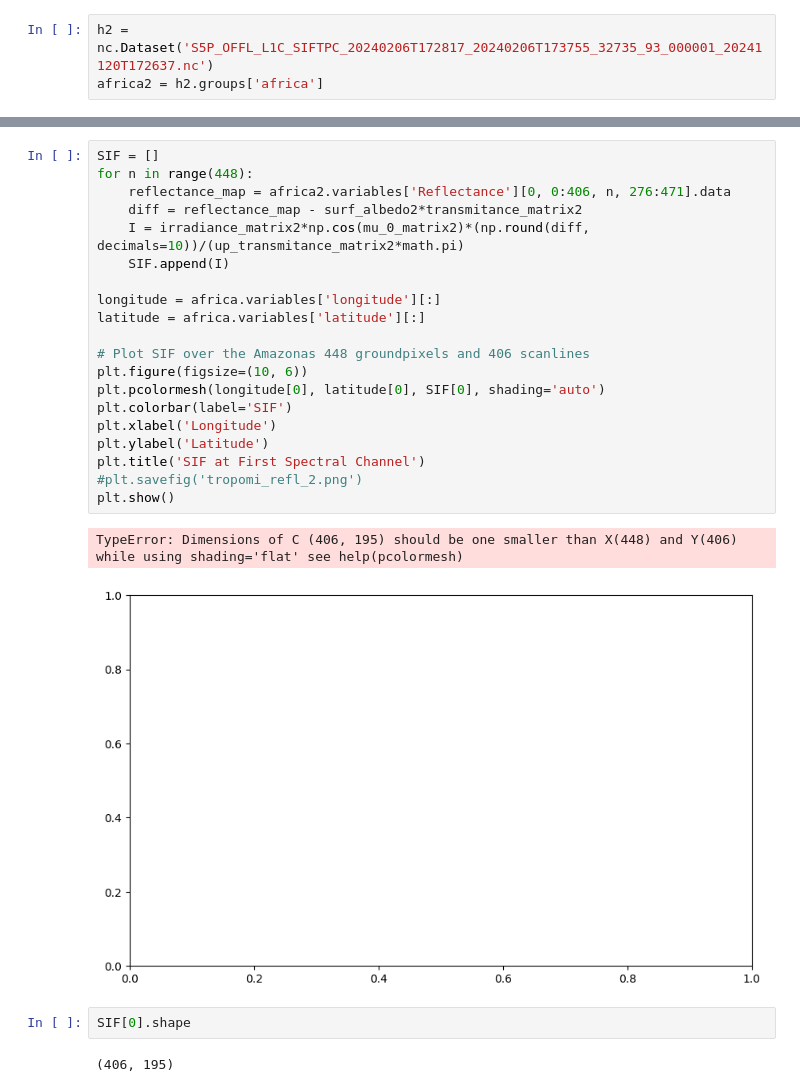
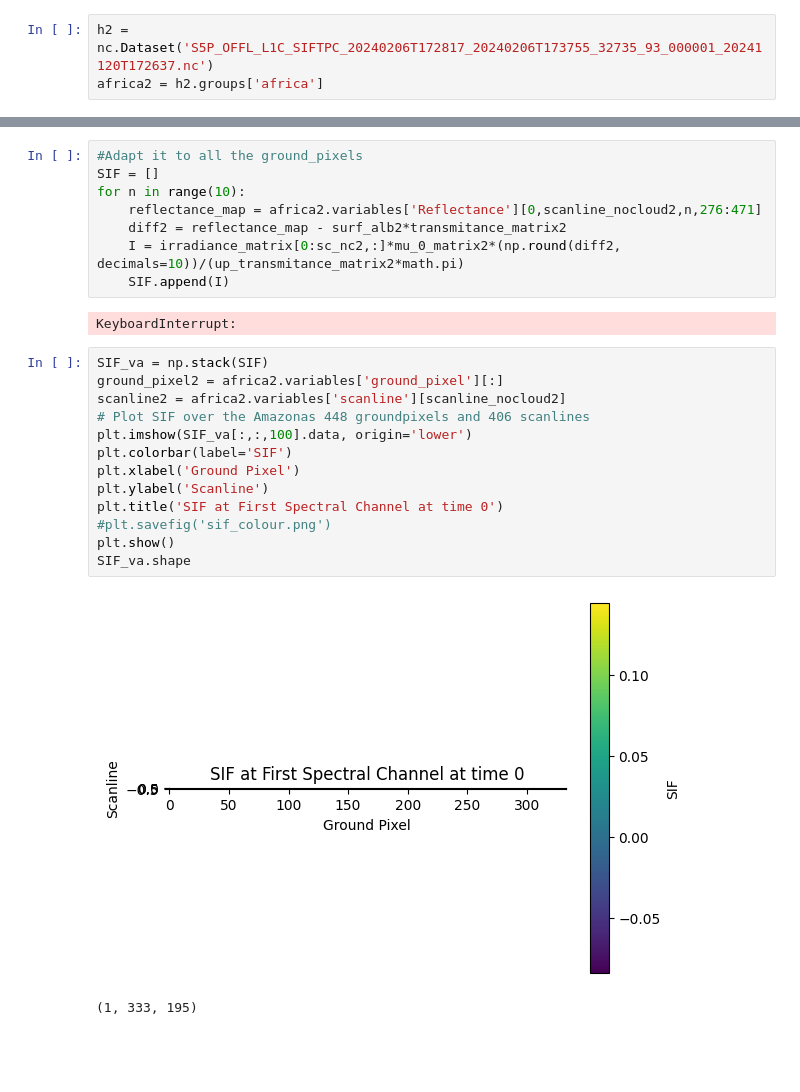
Before and after one commit to raviolihui/SIFretrieval, a Jupyter notebook: africaexampleCNN.ipynb, the cells around one changed output, grey strips where cells are left out. Cells and saved outputs as stored; diff of their text form; blank space fills up the shorter version.

```diff
--- a/africaexampleCNN.ipynb
+++ b/africaexampleCNN.ipynb
@@ -249,27 +302,26 @@ plt.show()
-# %%
-SIF = []
-for n in range(448):
-    reflectance_map = africa2.variables['Reflectance'][0, 0:406, n, 276:471].data
-    diff = reflectance_map - surf_albedo2*transmitance_matrix2
-    I = irradiance_matrix2*np.cos(mu_0_matrix2)*(np.round(diff, decimals=10))/(up_transmitance_matrix2*math.pi)
-    SIF.append(I)
-
-longitude = africa.variables['longitude'][:]
-latitude = africa.variables['latitude'][:]
-
-# Plot SIF over the Amazonas 448 groundpixels and 406 scanlines
-plt.figure(figsize=(10, 6))
-plt.pcolormesh(longitude[0], latitude[0], SIF[0], shading='auto')
-plt.colorbar(label='SIF')
-plt.xlabel('Longitude')
-plt.ylabel('Latitude')
-plt.title('SIF at First Spectral Channel')
-#plt.savefig('tropomi_refl_2.png')
-plt.show()
-# %% [output]
-TypeError: Dimensions of C (406, 195) should be one smaller than X(448) and Y(406) while using shading='flat' see help(pcolormesh)
-[figure, removed]
-# %%
-SIF[0].shape
-# %% [output]
-(406, 195)
+# %%
+#Adapt it to all the ground_pixels
+SIF = []
+for n in range(10):
+    reflectance_map = africa2.variables['Reflectance'][0,scanline_nocloud2,n,276:471]
+    diff2 = reflectance_map - surf_alb2*transmitance_matrix2
+    I = irradiance_matrix[0:sc_nc2,:]*mu_0_matrix2*(np.round(diff2, decimals=10))/(up_transmitance_matrix2*math.pi)
+    SIF.append(I)
+# %% [output]
+KeyboardInterrupt:
+# %%
+SIF_va = np.stack(SIF)
+ground_pixel2 = africa2.variables['ground_pixel'][:]
+scanline2 = africa2.variables['scanline'][scanline_nocloud2]
+# Plot SIF over the Amazonas 448 groundpixels and 406 scanlines
+plt.imshow(SIF_va[:,:,100].data, origin='lower')
+plt.colorbar(label='SIF')
+plt.xlabel('Ground Pixel')
+plt.ylabel('Scanline')
+plt.title('SIF at First Spectral Channel at time 0')
+#plt.savefig('sif_colour.png')
+plt.show()
+SIF_va.shape
+# %% [output]
+[figure, added]
+(1, 333, 195)
```
Also changed, not shown: parts of 13 cells of this notebook, 4 other files.
